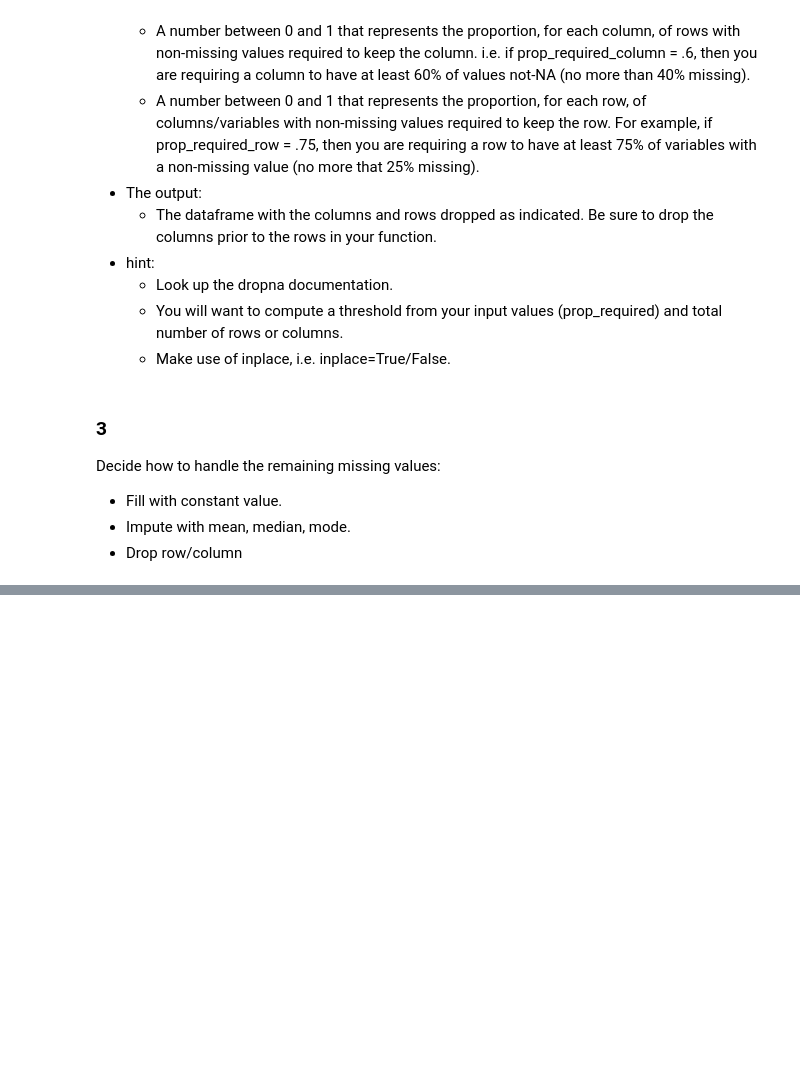
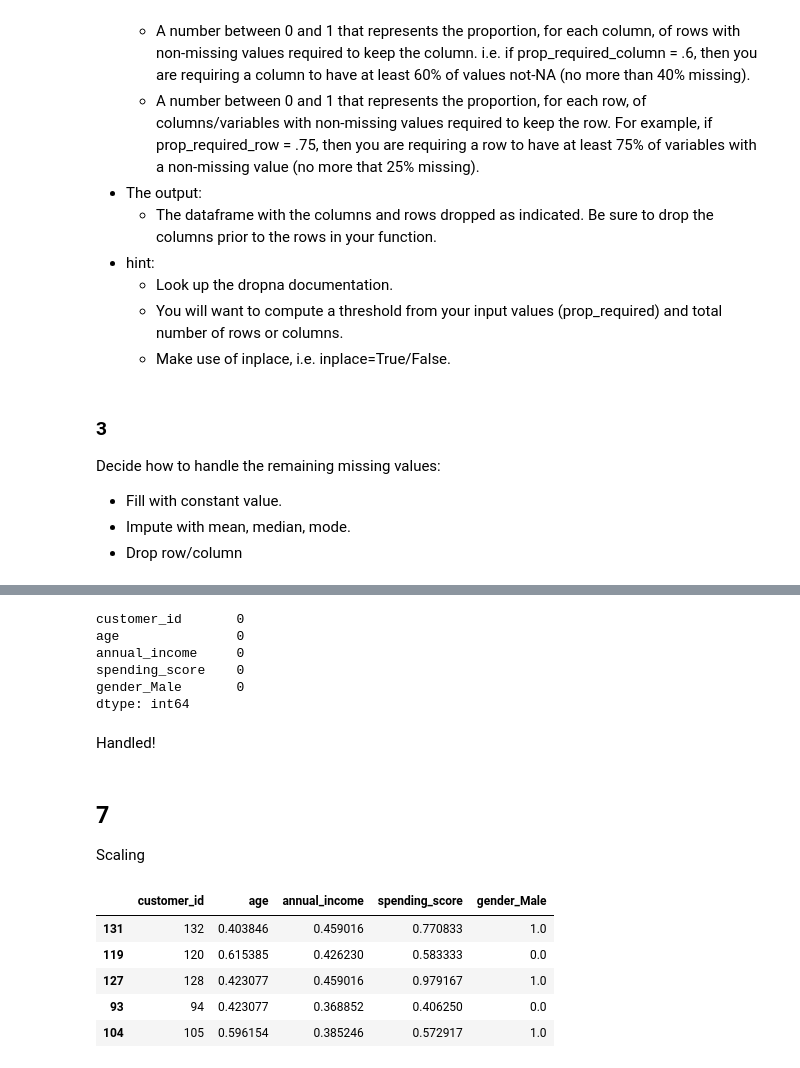
Before and after one commit to alegarcia-dev/clustering-exercises, a Jupyter notebook: zillow.ipynb, the cells around one changed output, grey strips where cells are left out. Drawn from its saved outputs; the diff is of its cells as text; code cells hidden in the pictures; blank space fills up the shorter version.

```diff
--- a/zillow.ipynb
+++ b/zillow.ipynb
@@ -472,0 +584,2 @@ See the caveats in the documentation: https://pandas.pydata.org/pandas-docs/stab
+# %%
+train, validate, test = split_data(customers)
@@ -472,0 +590,4 @@ See the caveats in the documentation: https://pandas.pydata.org/pandas-docs/stab
+# %%
+train = encode_gender(train)
+validate = encode_gender(validate)
+test = encode_gender(test)
@@ -472,0 +613,15 @@ See the caveats in the documentation: https://pandas.pydata.org/pandas-docs/stab
+# %%
+train.isnull().sum()
+# %% [output]
+customer_id       0
+age               0
+annual_income     0
+spending_score    0
+gender_Male       0
+dtype: int64
+# %% [markdown]
+Handled!
+# %% [markdown]
+## 7
+
+Scaling
@@ -472,0 +630,11 @@ See the caveats in the documentation: https://pandas.pydata.org/pandas-docs/stab
+# %%
+train, validate, test = scale_data(train, validate, test, train.drop(columns = 'customer_id').columns)
+# %%
+train.head()
+# %% [output]
+|  | customer_id | age | annual_income | spending_score | gender_Male |
+| 131 | 132 | 0.403846 | 0.459016 | 0.770833 | 1.0 |
+| 119 | 120 | 0.615385 | 0.426230 | 0.583333 | 0.0 |
+| 127 | 128 | 0.423077 | 0.459016 | 0.979167 | 1.0 |
+| 93 | 94 | 0.423077 | 0.368852 | 0.406250 | 0.0 |
+| 104 | 105 | 0.596154 | 0.385246 | 0.572917 | 1.0 |
```
Also changed, not shown: parts of 30 cells of this notebook, 3 other files.
